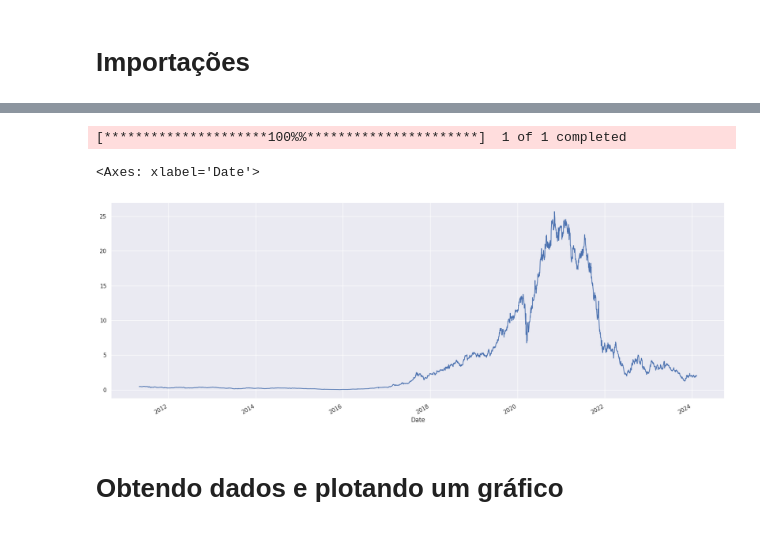
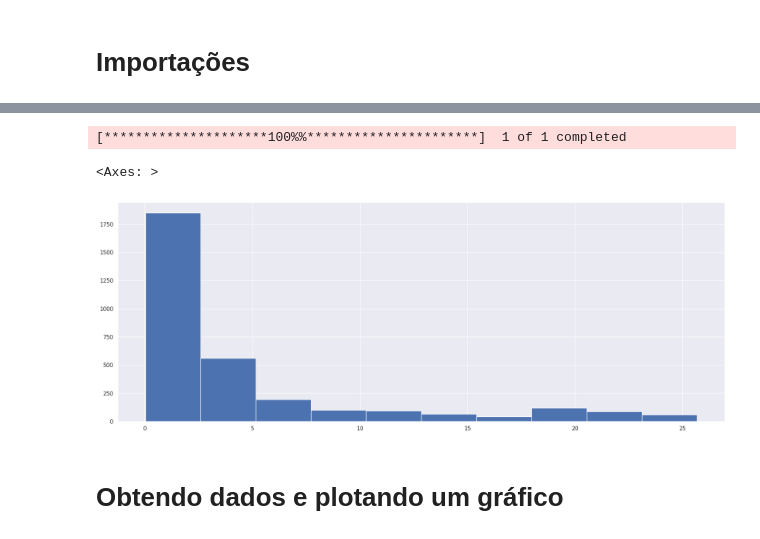
Before and after one commit to VinLavor/Analise-de-dados-em-Python, a Jupyter notebook: Análise_Financeira_em_Python.ipynb, the cells around one changed output, grey strips where cells are left out. Saved outputs shown, nothing was run; the diff lists cells and outputs as text; code cells hidden in the pictures.

```diff
--- a/Análise_Financeira_em_Python.ipynb
+++ b/Análise_Financeira_em_Python.ipynb
@@ -39,15 +60,15 @@ Requirement already satisfied: certifi>=2017.4.17 in /usr/local/lib/python3.10/d
 # %%
 %matplotlib inline
 magalu = web.get_data_yahoo('MGLU3.SA') # pega os dados das ações da magalu ao longo do tempo
 magalu.head() # mostra os primeiros dados ( mais antigos)
 
 magalu.tail() # mostra os dados mais recentes
 
-magalu['Close'].plot(figsize = (22,8))
+magalu['Close'].hist(figsize = (22,8))
 # %% [output]
 [*********************100%%**********************]  1 of 1 completed
-<Axes: xlabel='Date'>
+<Axes: >
-[figure, old version]
+[figure, new version]
 # %% [markdown]
 # Obtendo dados e plotando um gráfico
 # %%
```
Also changed, not shown: parts of 13 cells of this notebook.
